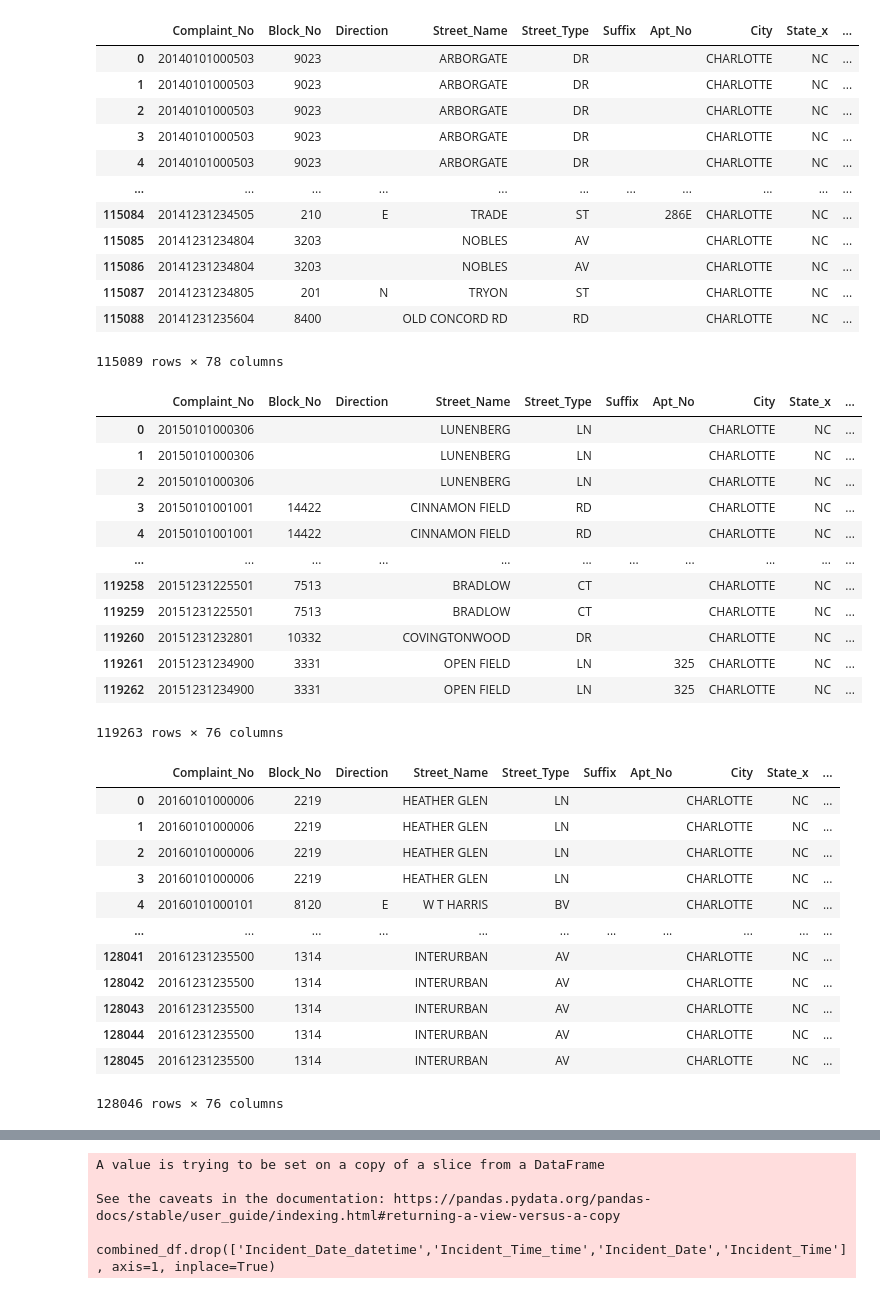
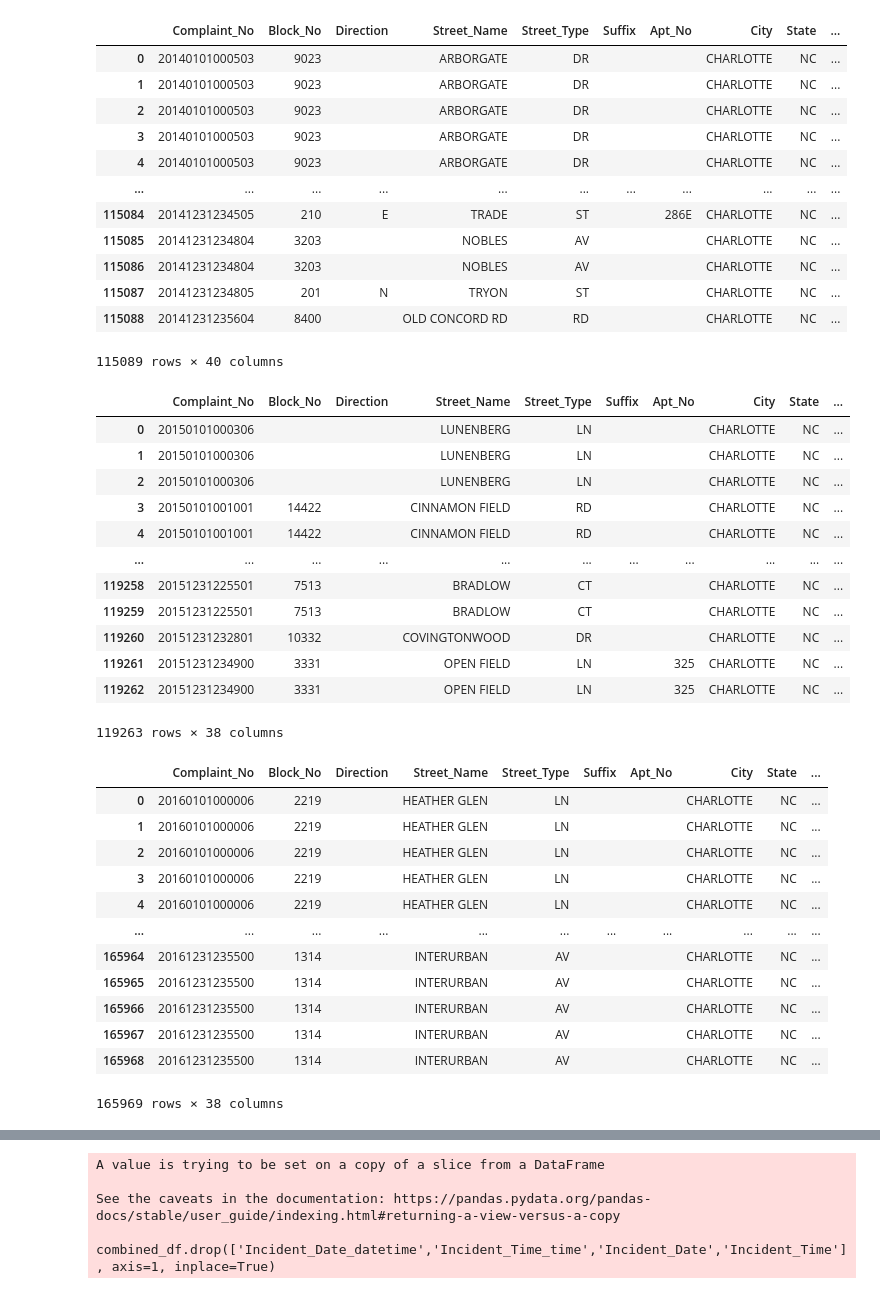
Before and after one commit to trevm03/Project3, a Jupyter notebook: studio3project_jrt.ipynb, the cells around one changed output, grey strips where cells are left out. Cells and saved outputs as stored; diff of their text form; code cells hidden in the pictures.

```diff
--- a/studio3project_jrt.ipynb
+++ b/studio3project_jrt.ipynb
@@ -27,26 +27,24 @@ df_incidents16 = pd.read_csv('2016_Incident.csv')
 df_incidents16_valid = df_incidents16[df_incidents16['Zipcode'].isin(valid_zipcodes)]
 # %%
 df_property11 = pd.read_csv('2011_Property.csv')
-
+df_victim11 = pd.read_csv('2011_Victim_Person.csv')
 
 df_property12 = pd.read_csv('2012_Property.csv')
-
+df_victim12 = pd.read_csv('2012_Victim_Person.csv')
 
 df_property13 = pd.read_csv('2013_Property.csv')
-
+df_victim13 = pd.read_csv('2013_Victim_Person.csv')
 
 df_property14 = pd.read_csv('2014_Property.csv')
-
+df_victim14 = pd.read_csv('2014_Victim_Person.csv')
 
 df_property15 = pd.read_csv('2015_Property.csv')
-
+df_victim15 = pd.read_csv('2015_Victim_Person.csv')
 
 df_property16 = pd.read_csv('2016_Property.csv')
+df_victim16 = pd.read_csv('2016_Victim_Person.csv')
 
-df_MedianEarnings = pd.read_csv('Median_Earnings_by_Industry.csv')
-df_Occupation = pd.read_csv('Occupations.csv')
 df_pop_income = pd.read_csv('Pop_and_Income_by_zip.csv')
-df_race = pd.read_csv('Race_and_Ethnicity.csv')
 # %%
 # Step 1 Convert all columns in df_incidents11_valid to string data type
 df_incidents11_valid = df_incidents11_valid.astype(str)
@@ -141,20 +127,16 @@ merged13_data
 # Step 1 Convert all columns in df_incidents11_valid to string data type
 df_incidents14_valid = df_incidents14_valid.astype(str)
 df_property14 = df_property14.astype(str)
-df_MedianEarnings = df_MedianEarnings.astype(str)
-df_Occupation = df_Occupation.astype(str)
 df_pop_income = df_pop_income.astype(str)
-df_race = df_race.astype(str)
+df_victim14 = df_victim14.astype(str)
 
 # Step 2: Merge DataFrames using valid zip codes
 merged14_data = df_incidents14_valid.merge(df_property14, on='Complaint_No', how='left')
-merged14_data = merged14_data.merge(df_MedianEarnings, on='City', how='left')
-merged14_data = merged14_data.merge(df_Occupation, on='City', how='left')
 merged14_data = merged14_data.merge(df_pop_income, on='Zipcode', how='left')
-merged14_data = merged14_data.merge(df_race, on='City', how='left')
+merged14_data = merged14_data.merge(df_victim14, on='Complaint_No', how='left')
 merged14_data
 # %% [output]
-|  | Complaint_No | Block_No | Direction | Street_Name | Street_Type | Suffix | Apt_No | City | State_x | ... |
+|  | Complaint_No | Block_No | Direction | Street_Name | Street_Type | Suffix | Apt_No | City | State | ... |
 | 0 | 20140101000503 | 9023 |  | ARBORGATE | DR |  |  | CHARLOTTE | NC | ... |
 | 1 | 20140101000503 | 9023 |  | ARBORGATE | DR |  |  | CHARLOTTE | NC | ... |
 | 2 | 20140101000503 | 9023 |  | ARBORGATE | DR |  |  | CHARLOTTE | NC | ... |
@@ -166,25 +148,21 @@ merged14_data
 | 115086 | 20141231234804 | 3203 |  | NOBLES | AV |  |  | CHARLOTTE | NC | ... |
 | 115087 | 20141231234805 | 201 | N | TRYON | ST |  |  | CHARLOTTE | NC | ... |
 | 115088 | 20141231235604 | 8400 |  | OLD CONCORD RD | RD |  |  | CHARLOTTE | NC | ... |
-115089 rows × 78 columns
+115089 rows × 40 columns
 # %%
 # Step 1 Convert all columns in df_incidents11_valid to string data type
 df_incidents15_valid = df_incidents15_valid.astype(str)
 df_property15 = df_property15.astype(str)
-df_MedianEarnings = df_MedianEarnings.astype(str)
-df_Occupation = df_Occupation.astype(str)
 df_pop_income = df_pop_income.astype(str)
-df_race = df_race.astype(str)
+df_victim15 = df_victim15.astype(str)
 
 # Step 2: Merge DataFrames using valid zip codes
 merged15_data = df_incidents15_valid.merge(df_property15, on='Complaint_No', how='left')
-merged15_data = merged15_data.merge(df_MedianEarnings, on='City', how='left')
-merged15_data = merged15_data.merge(df_Occupation, on='City', how='left')
 merged15_data = merged15_data.merge(df_pop_income, on='Zipcode', how='left')
-merged15_data = merged15_data.merge(df_race, on='City', how='left')
+merged15_data = merged15_data.merge(df_victim15, on='Complaint_No', how='left')
 merged15_data
 # %% [output]
-|  | Complaint_No | Block_No | Direction | Street_Name | Street_Type | Suffix | Apt_No | City | State_x | ... |
+|  | Complaint_No | Block_No | Direction | Street_Name | Street_Type | Suffix | Apt_No | City | State | ... |
 | 0 | 20150101000306 |  |  | LUNENBERG | LN |  |  | CHARLOTTE | NC | ... |
 | 1 | 20150101000306 |  |  | LUNENBERG | LN |  |  | CHARLOTTE | NC | ... |
 | 2 | 20150101000306 |  |  | LUNENBERG | LN |  |  | CHARLOTTE | NC | ... |
@@ -196,37 +174,33 @@ merged15_data
 | 119260 | 20151231232801 | 10332 |  | COVINGTONWOOD | DR |  |  | CHARLOTTE | NC | ... |
 | 119261 | 20151231234900 | 3331 |  | OPEN FIELD | LN |  | 325 | CHARLOTTE | NC | ... |
 | 119262 | 20151231234900 | 3331 |  | OPEN FIELD | LN |  | 325 | CHARLOTTE | NC | ... |
-119263 rows × 76 columns
+119263 rows × 38 columns
 # %%
 # Step 1 Convert all columns in df_incidents11_valid to string data type
 df_incidents16_valid = df_incidents16_valid.astype(str)
 df_property16 = df_property16.astype(str)
-df_MedianEarnings = df_MedianEarnings.astype(str)
-df_Occupation = df_Occupation.astype(str)
 df_pop_income = df_pop_income.astype(str)
-df_race = df_race.astype(str)
+df_victim16 = df_victim16.astype(str)
 
 # Step 2: Merge DataFrames using valid zip codes
 merged16_data = df_incidents16_valid.merge(df_property16, on='Complaint_No', how='left')
-merged16_data = merged16_data.merge(df_MedianEarnings, on='City', how='left')
-merged16_data = merged16_data.merge(df_Occupation, on='City', how='left')
 merged16_data = merged16_data.merge(df_pop_income, on='Zipcode', how='left')
-merged16_data = merged16_data.merge(df_race, on='City', how='left')
+merged16_data = merged16_data.merge(df_victim16, on='Complaint_No', how='left')
 merged16_data
 # %% [output]
-|  | Complaint_No | Block_No | Direction | Street_Name | Street_Type | Suffix | Apt_No | City | State_x | ... |
+|  | Complaint_No | Block_No | Direction | Street_Name | Street_Type | Suffix | Apt_No | City | State | ... |
 | 0 | 20160101000006 | 2219 |  | HEATHER GLEN | LN |  |  | CHARLOTTE | NC | ... |
 | 1 | 20160101000006 | 2219 |  | HEATHER GLEN | LN |  |  | CHARLOTTE | NC | ... |
 | 2 | 20160101000006 | 2219 |  | HEATHER GLEN | LN |  |  | CHARLOTTE | NC | ... |
 | 3 | 20160101000006 | 2219 |  | HEATHER GLEN | LN |  |  | CHARLOTTE | NC | ... |
-| 4 | 20160101000101 | 8120 | E | W T HARRIS | BV |  |  | CHARLOTTE | NC | ... |
+| 4 | 20160101000006 | 2219 |  | HEATHER GLEN | LN |  |  | CHARLOTTE | NC | ... |
 | ... | ... | ... | ... | ... | ... | ... | ... | ... | ... | ... |
-| 128041 | 20161231235500 | 1314 |  | INTERURBAN | AV |  |  | CHARLOTTE | NC | ... |
-| 128042 | 20161231235500 | 1314 |  | INTERURBAN | AV |  |  | CHARLOTTE | NC | ... |
-| 128043 | 20161231235500 | 1314 |  | INTERURBAN | AV |  |  | CHARLOTTE | NC | ... |
-| 128044 | 20161231235500 | 1314 |  | INTERURBAN | AV |  |  | CHARLOTTE | NC | ... |
-| 128045 | 20161231235500 | 1314 |  | INTERURBAN | AV |  |  | CHARLOTTE | NC | ... |
+| 165964 | 20161231235500 | 1314 |  | INTERURBAN | AV |  |  | CHARLOTTE | NC | ... |
+| 165965 | 20161231235500 | 1314 |  | INTERURBAN | AV |  |  | CHARLOTTE | NC | ... |
+| 165966 | 20161231235500 | 1314 |  | INTERURBAN | AV |  |  | CHARLOTTE | NC | ... |
+| 165967 | 20161231235500 | 1314 |  | INTERURBAN | AV |  |  | CHARLOTTE | NC | ... |
+| 165968 | 20161231235500 | 1314 |  | INTERURBAN | AV |  |  | CHARLOTTE | NC | ... |
-128046 rows × 76 columns
+165969 rows × 38 columns
 # %%
 combined_df = pd.concat([merged11_data, merged12_data, merged13_data, merged14_data, merged15_data, merged16_data], ignore_index=True)
 combined_df
```
Also changed, not shown: parts of 16 cells of this notebook.
